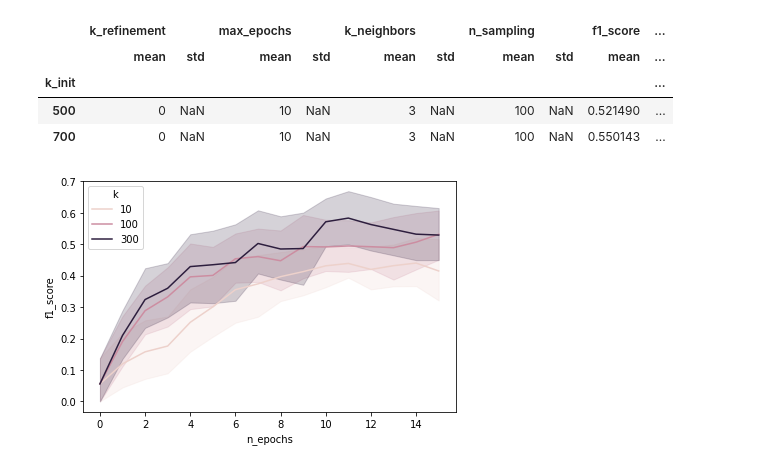
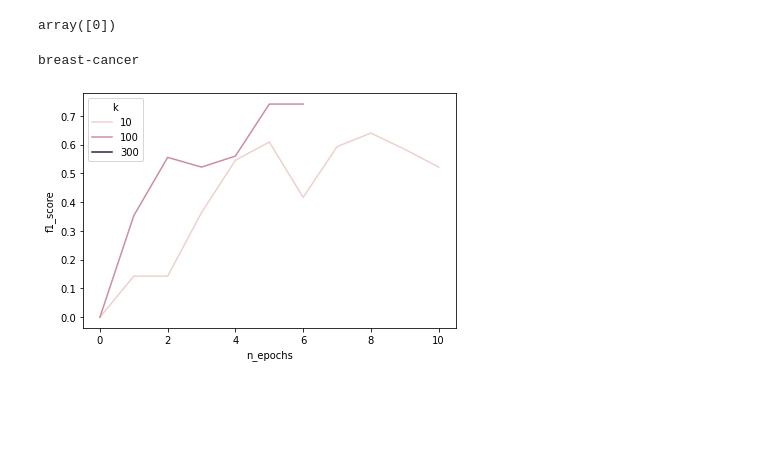
Before and after one commit to axa-rev-research/discrepancies-in-machine-learning, a Jupyter notebook: notebooks/ElephantExperimentAnalysis.ipynb, the cells around one changed output. Cells and saved outputs as stored; diff of their text form; code cells hidden in the pictures; blank space fills up the shorter version.

```diff
--- a/notebooks/ElephantExperimentAnalysis.ipynb
+++ b/notebooks/ElephantExperimentAnalysis.ipynb
@@ -39,4 +26,5 @@ runs
 # %%
-run = '1617196707#EXPE3'
+run = '1629992281#EXPE3'
 df = ea.get_expe_results(run)
+df
 # %% [output]
@@ -50,36 +61,35 @@ df = ea.get_expe_results(run)
-# %%
-df.groupby(['k_init']).agg(['mean', 'std'])
-# %% [output]
-|  | k_refinement |  | max_epochs |  | k_neighbors |  | n_sampling |  | f1_score | ... |
-|  | mean | std | mean | std | mean | std | mean | std | mean | ... |
-| k_init |  |  |  |  |  |  |  |  |  | ... |
-| 500 | 0 | NaN | 10 | NaN | 3 | NaN | 100 | NaN | 0.521490 | ... |
-| 700 | 0 | NaN | 10 | NaN | 3 | NaN | 100 | NaN | 0.550143 | ... |
+# %%
+df.n_replication.unique()
+# %% [output]
+array([0])
 # %%
 dfas = df.copy()
 #dfas = df[df.pool=="AutoGluon"]
 #dfas = dfas[dfas.n_replication==4]
 dfas = dfas[dfas.k_neighbors==5]
+dfas = dfas[dfas.k_init>1]
+#dfas = dfas[dfas.dataset=='boston']
 
 #dfas = dfas[dfas.competitor.isin(['P2G-xgb', 'RandomSampling-xgb'])]
 #dfas.shape
 
 for d in df.dataset.unique():
-
+    print(d)
     tmp = dfas[dfas.dataset==d]
 
     #tmp = tmp.groupby(['pool','dataset','k_init','k_refinement','max_epochs','n_sampling','competitor']).mean()
     #tmp = tmp.reset_index()
-
     plt.figure()
     tmp.rename(columns={'k_init':'k', 'max_epochs':'n_epochs'}, inplace=True)
 
     ax = sns.lineplot(x="n_epochs", y="f1_score", data=tmp, hue="k")
     #sns.scatterplot(x="max_epochs", y="average score", data=tmp)
     #ax.set_ylim((0.0, 1.0))
     #ax.set_title(d)
 
     plt.tight_layout()
-    #plt.savefig('../../results/elephant_boston.pdf')
+    #plt.savefig('../../results/elephant_breastcancer.pdf')
+    plt.show()
 # %% [output]
+breast-cancer
-[figure, old version]
+[figure, new version]
```
Also changed, not shown: parts of 14 cells of this notebook, 13 other files.
